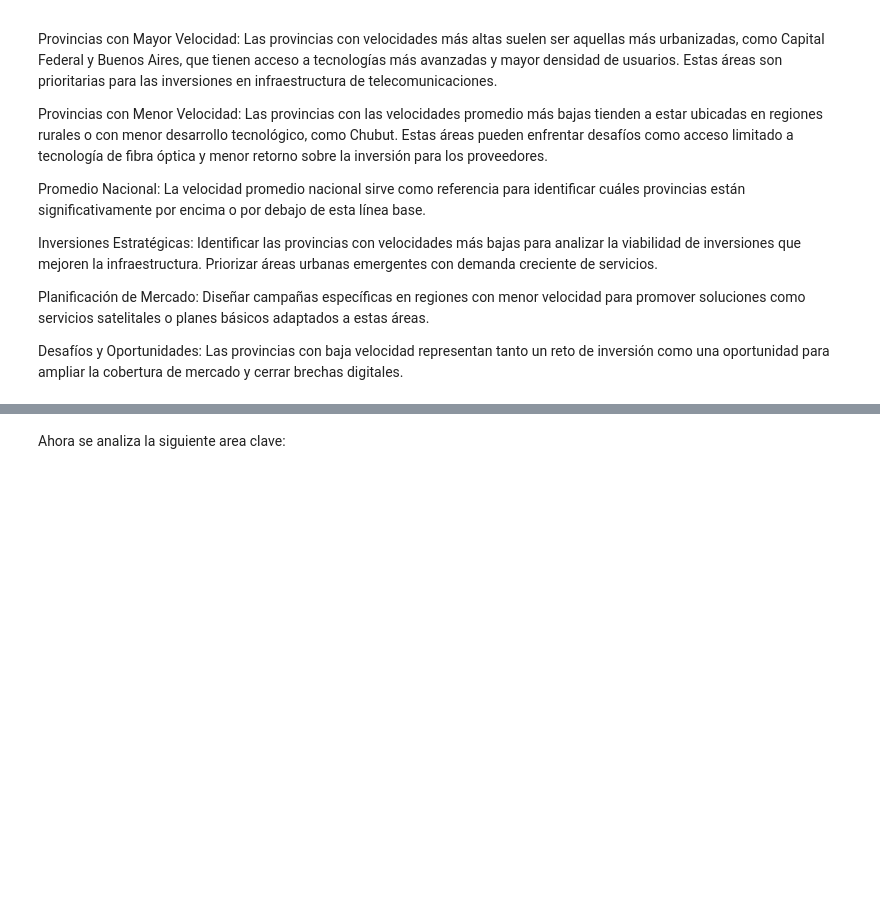
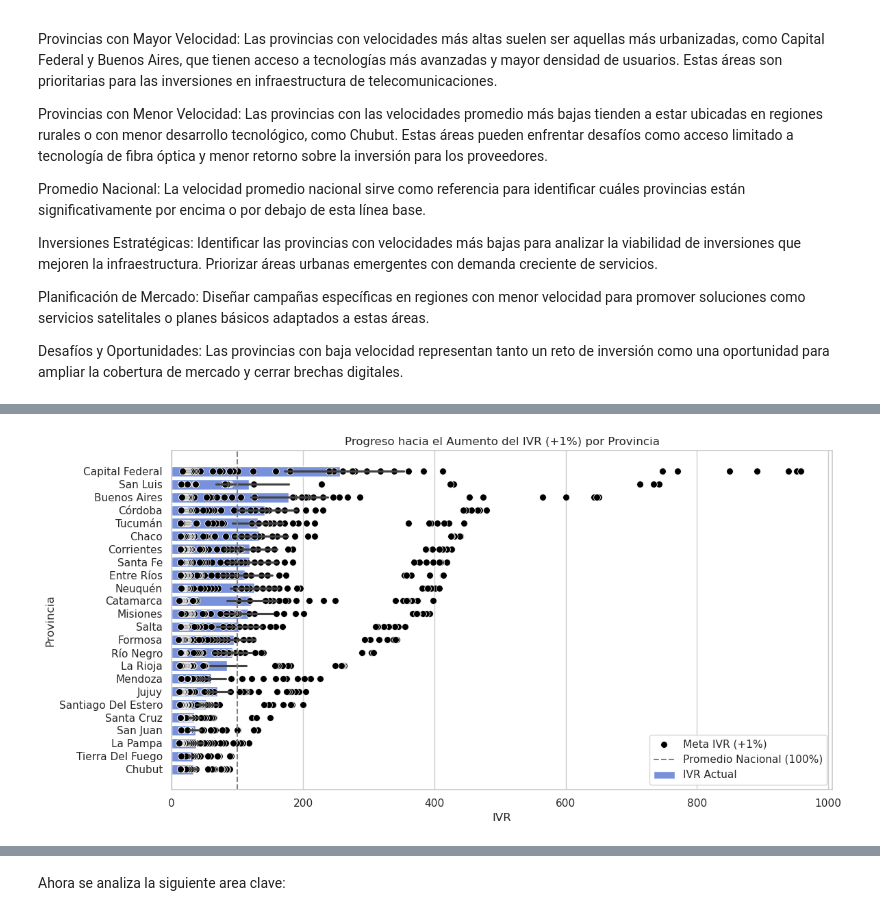
Before and after one commit to carladanie11/DataScienceProyecto2, a Jupyter notebook: notebooks/eda.ipynb, the cells around one changed output, grey strips where cells are left out. Saved outputs shown, nothing was run; the diff lists cells and outputs as text; code cells hidden in the pictures; blank space fills up the shorter version.

```diff
--- a/notebooks/eda.ipynb
+++ b/notebooks/eda.ipynb
@@ -675,0 +819,43 @@ Las velocidades reflejan un rango lógico, ya que el mínimo es 3.46 Mbps (esper
+# %%
+import pandas as pd
+import seaborn as sns
+import matplotlib.pyplot as plt
+
+# Suponiendo que 'velocidad_por_prov' ya está cargado y contiene la columna 'IVR' (índice actual)
+velocidad_por_prov["IVR_meta"] = velocidad_por_prov["IVR"] * 1.01  # Incrementar el IVR en un 1%
+
+# Graficar el progreso hacia la meta
+plt.figure(figsize=(12, 6))
+
+# Barra del IVR actual
+sns.barplot(
+    data=velocidad_por_prov.sort_values("IVR_meta", ascending=False),
+    x="IVR",
+    y="Provincia",
+    label="IVR Actual"
+)
+
+# Puntos negros para el IVR meta
+sns.scatterplot(
+    data=velocidad_por_prov,
+    x="IVR_meta",
+    y="Provincia",
+    color="black",
+    s=50,
+    label="Meta IVR (+1%)"
+)
+
+# Línea vertical para el promedio nacional
+plt.axvline(100, color="gray", linestyle="--", label="Promedio Nacional (100%)")
+
+# Títulos y etiquetas
+plt.title("Progreso hacia el Aumento del IVR (+1%) por Provincia")
+plt.xlabel("IVR")
+plt.ylabel("Provincia")
+plt.legend()
+plt.tight_layout()
+
+# Mostrar gráfico
+plt.show()
+# %% [output]
+[figure, added]
```
Also changed, not shown: parts of 38 cells of this notebook, 2 other files.
